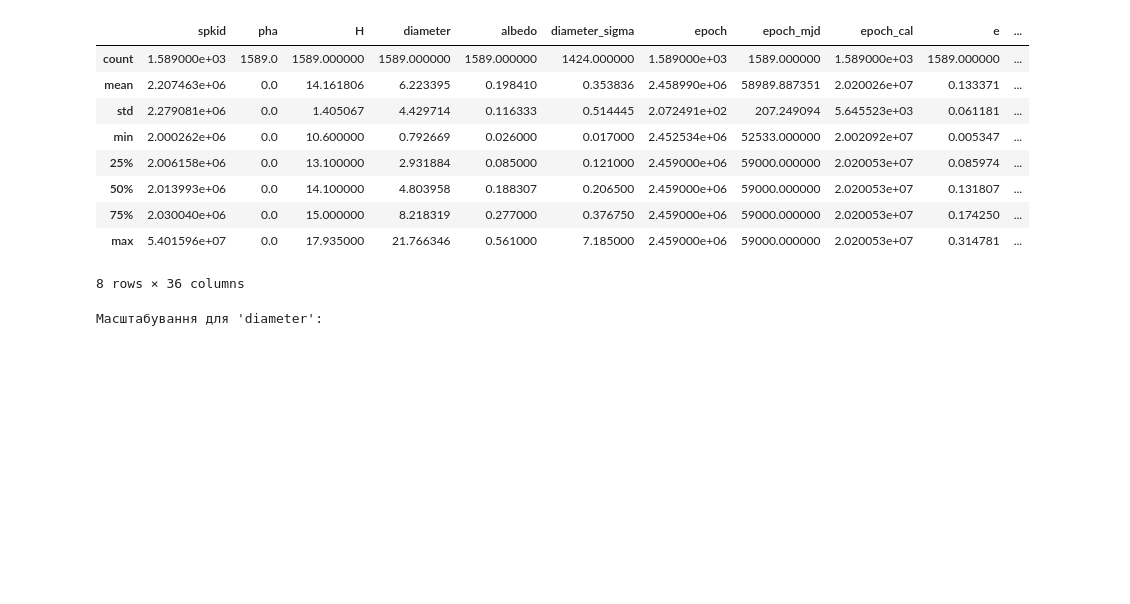
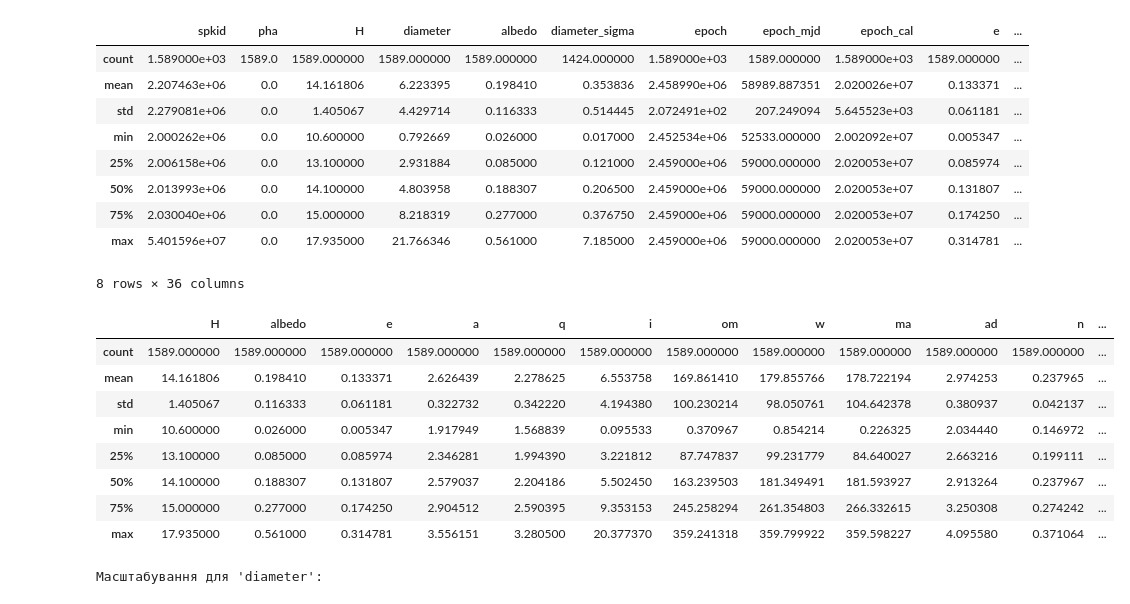
Before and after one commit to MykhailoMatsyshyn/asteroid-size-prediction, a Jupyter notebook: src/2_DataProcessing.ipynb, the cells around one changed output. Drawn from its saved outputs; the diff is of its cells as text; code cells hidden in the pictures; blank space fills up the shorter version.

```diff
--- a/src/2_DataProcessing.ipynb
+++ b/src/2_DataProcessing.ipynb
@@ -478,6 +478,19 @@ df.describe()
 | 75% | 2.030040e+06 | 0.0 | 15.000000 | 8.218319 | 0.277000 | 0.376750 | 2.459000e+06 | 59000.000000 | 2.020053e+07 | 0.174250 | ... |
 | max | 5.401596e+07 | 0.0 | 17.935000 | 21.766346 | 0.561000 | 7.185000 | 2.459000e+06 | 59000.000000 | 2.020053e+07 | 0.314781 | ... |
 8 rows × 36 columns
+# %%
+columns_to_describe = ['H', 'albedo', 'e', 'a', 'q', 'i', 'om', 'w', 'ma', 'ad', 'n', 'per', 'per_y', 'moid']
+df[columns_to_describe].describe()
+# %% [output]
+|  | H | albedo | e | a | q | i | om | w | ma | ad | n | ... |
+| count | 1589.000000 | 1589.000000 | 1589.000000 | 1589.000000 | 1589.000000 | 1589.000000 | 1589.000000 | 1589.000000 | 1589.000000 | 1589.000000 | 1589.000000 | ... |
+| mean | 14.161806 | 0.198410 | 0.133371 | 2.626439 | 2.278625 | 6.553758 | 169.861410 | 179.855766 | 178.722194 | 2.974253 | 0.237965 | ... |
+| std | 1.405067 | 0.116333 | 0.061181 | 0.322732 | 0.342220 | 4.194380 | 100.230214 | 98.050761 | 104.642378 | 0.380937 | 0.042137 | ... |
+| min | 10.600000 | 0.026000 | 0.005347 | 1.917949 | 1.568839 | 0.095533 | 0.370967 | 0.854214 | 0.226325 | 2.034440 | 0.146972 | ... |
+| 25% | 13.100000 | 0.085000 | 0.085974 | 2.346281 | 1.994390 | 3.221812 | 87.747837 | 99.231779 | 84.640027 | 2.663216 | 0.199111 | ... |
+| 50% | 14.100000 | 0.188307 | 0.131807 | 2.579037 | 2.204186 | 5.502450 | 163.239503 | 181.349491 | 181.593927 | 2.913264 | 0.237967 | ... |
+| 75% | 15.000000 | 0.277000 | 0.174250 | 2.904512 | 2.590395 | 9.353153 | 245.258294 | 261.354803 | 266.332615 | 3.250308 | 0.274242 | ... |
+| max | 17.935000 | 0.561000 | 0.314781 | 3.556151 | 3.280500 | 20.377370 | 359.241318 | 359.799922 | 359.598227 | 4.095580 | 0.371064 | ... |
 # %%
 from sklearn.preprocessing import StandardScaler, MinMaxScaler
 
```
Also changed, not shown: 7 other files.
